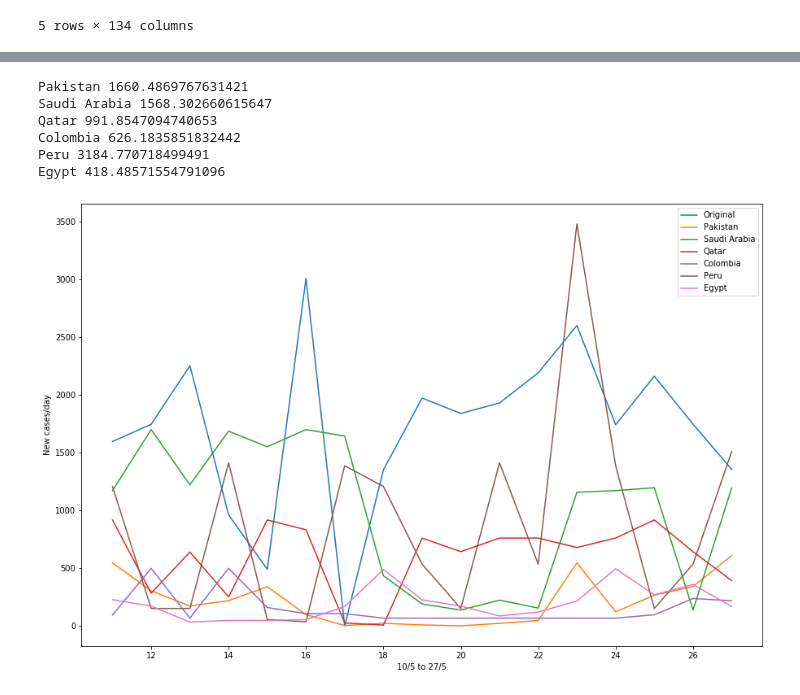
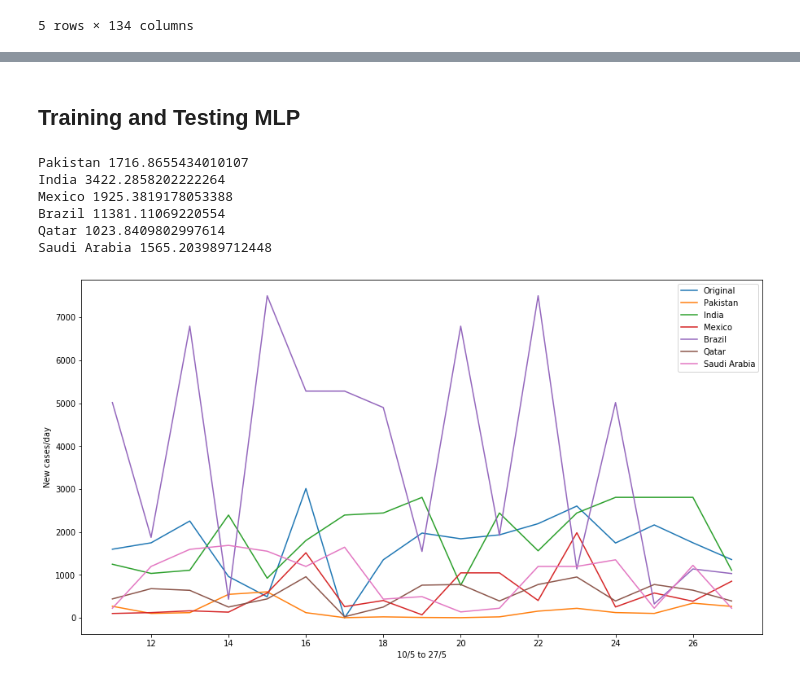
Before and after one commit to daim-cell/MLProject, a Jupyter notebook: project.ipynb, the cells around one changed output, grey strips where cells are left out. Cells and saved outputs as stored; diff of their text form; code cells hidden in the pictures.

Commit message:
Last Commit

```diff
--- a/project.ipynb
+++ b/project.ipynb
@@ -24,11 +27,15 @@ df.head()
 # %%
 
-coun=df.set_index('Country/Region').iloc[:,3:-3]
+county1=df.set_index('Country/Region').iloc[:,3:-3]
+#Finding dataframe needed to calculate corelation
+coun = county1.loc[:,'2/26/20':'5/10/20']
+county1=county1.T
 countries=coun.index.drop_duplicates()
 coun=coun.T
 pak_data=coun['Pakistan']
 correlation={}
 for country in countries:
+    #Summing the data for countries that have provinces
     dfr1=coun[country]
     if isinstance(dfr1,pd.core.series.Series):
             x_ax=dfr1
@@ -36,9 +43,12 @@ for country in countries:
     else:
             x_ax=dfr1.sum(axis=1)
 
-    corr=np.corrcoef(pak_data,x_ax )
-    correlation[country]=corr[0][1]
+    #For countries having cases more than 20000
+    if (x_ax['5/10/20'] > 20000):
+        corr=np.corrcoef(pak_data,x_ax )
+        correlation[country]=corr[0][1]
 
+# Sorting Countries
 sort_corr = sorted(correlation.items(), key=operator.itemgetter(1),reverse=True)
 selected_countries=['Pakistan']
 for i in range(5):
@@ -53,10 +65,12 @@ Egypt 0.9985861314636708
 # %%
-def prepare_data(country,window,string='none'):
+def prepare_data(country,window,string= None):
     train=[]
     label=[]
     data=[]
-    country_data=coun[country]
+    country_data=county1[country]
     prev_cases=0
+
+    #Calculating daily cases for each day
     for dta in country_data:
         if (dta > 0):
             if string=='rnn':
@@ -69,6 +83,7 @@ def prepare_data(country,window,string='none'):
         scaler.fit(data)
         data = scaler.transform(data)
 
+    #Creating sequence of the size window
     for i in range(len(data)-window-1):
         x = data[i:(i+window)]
         y = data[i+window]
@@ -76,6 +91,7 @@ def prepare_data(country,window,string='none'):
         label.append(y)
     if string=='rnn':
         return torch.tensor(train), torch.tensor(label), scaler
+
     return train,label
 # %%
 def accuracy(y_true,y_pred):
@@ -92,11 +108,18 @@ for i in range(17):
     days.append(day+i)
 for i in range(31):
     pred_days.append(i+1)
+xtest,ytest = prepare_data('Pakistan',5)
+xtest = xtest[-17:]
+ytest = ytest[-17:]
+# %% [markdown]
+## Training and Testing MLP
 # %%
 country_pred={}
 month_pred={}
 for country in selected_countries:
+    #Initializing MLP from SKlearn
     clf = MLPClassifier(hidden_layer_sizes=(100,100,100),max_iter=1000)
+    #Processing Data
     train,label=prepare_data(country,5)
     trainx = train[:-17]
     labelx = label[:-17]
@@ -104,10 +127,13 @@ for country in selected_countries:
     xtest = train[-17:]
     ytest = label[-17:]
     predicted=clf.predict(xtest)
+
+    #Entering the predicted data for 17 days in a dictionary
     country_pred[country] = predicted
+    # Calculating RMSE error
     print(country,accuracy(ytest,predicted))
 
-
+    #Taking last sequence to use to predict for next month
     test_seq = [xtest[-1]]
     preds = []
     for _ in range(Future):
@@ -115,26 +141,27 @@ for country in selected_countries:
         preds.append(pred)
         new_seq = np.append(test_seq, pred)
         test_seq = new_seq[1:].reshape(1,window)
-        month_pred[country] = preds
+    #Adding predictions to a dictionary
+    month_pred[country] = preds
 # %% [output]
-Pakistan 1660.4869767631421
-Saudi Arabia 1568.302660615647
-Qatar 991.8547094740653
-Colombia 626.1835851832442
-Peru 3184.770718499491
-Egypt 418.48571554791096
+Pakistan 1716.8655434010107
+India 3422.2858202222264
+Mexico 1925.3819178053388
+Brazil 11381.11069220554
+Qatar 1023.8409802997614
+Saudi Arabia 1565.203989712448
 # %%
 __, pak_label=prepare_data('Pakistan',5)
 pak_label = pak_label[-17:]
-plt.rcParams['figure.figsize']=(15,10)
+plt.rcParams['figure.figsize']=(15,8)
 plt.plot(days,pak_label)
 legend=['Original']
 for data in country_pred:
     plt.plot(days,country_pred[data])
     legend.append(data)
 plt.legend(legend)
 plt.xlabel('10/5 to 27/5')
 plt.ylabel('New cases/day')
 plt.show()
 # %% [output]
-[figure, old version]
+[figure, new version]
```
Also changed, not shown: parts of 11 cells of this notebook, 1 other file.
